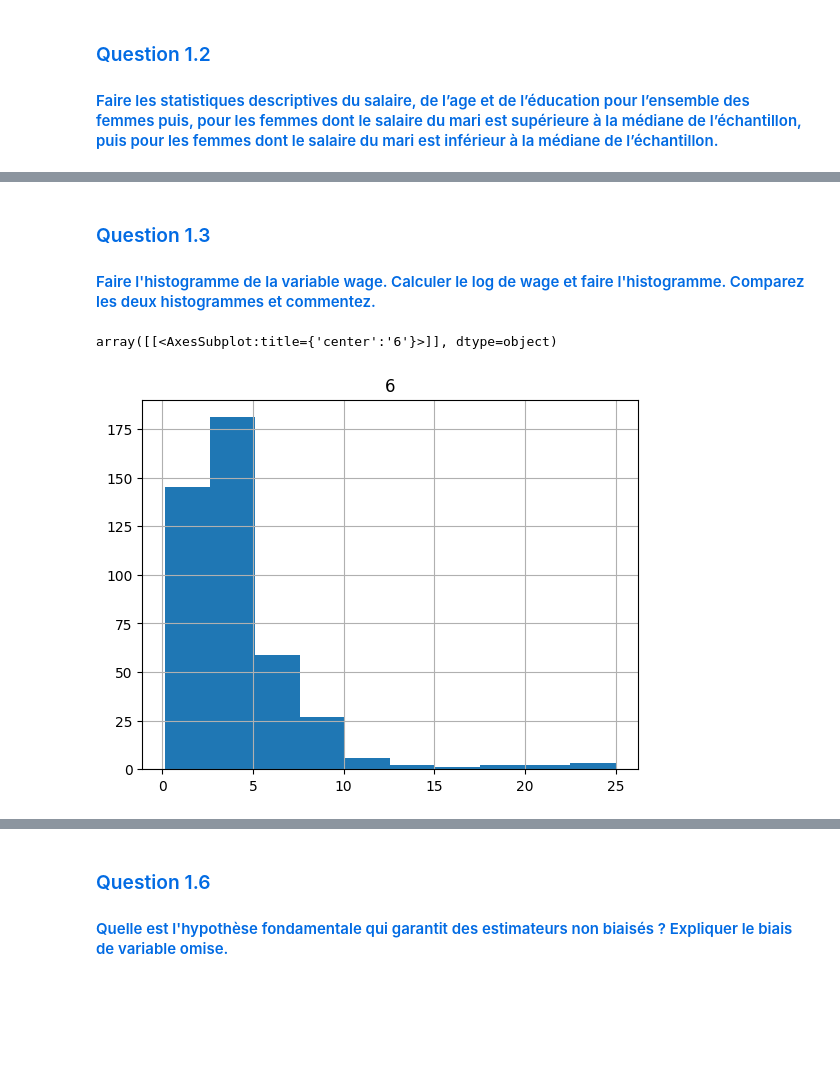
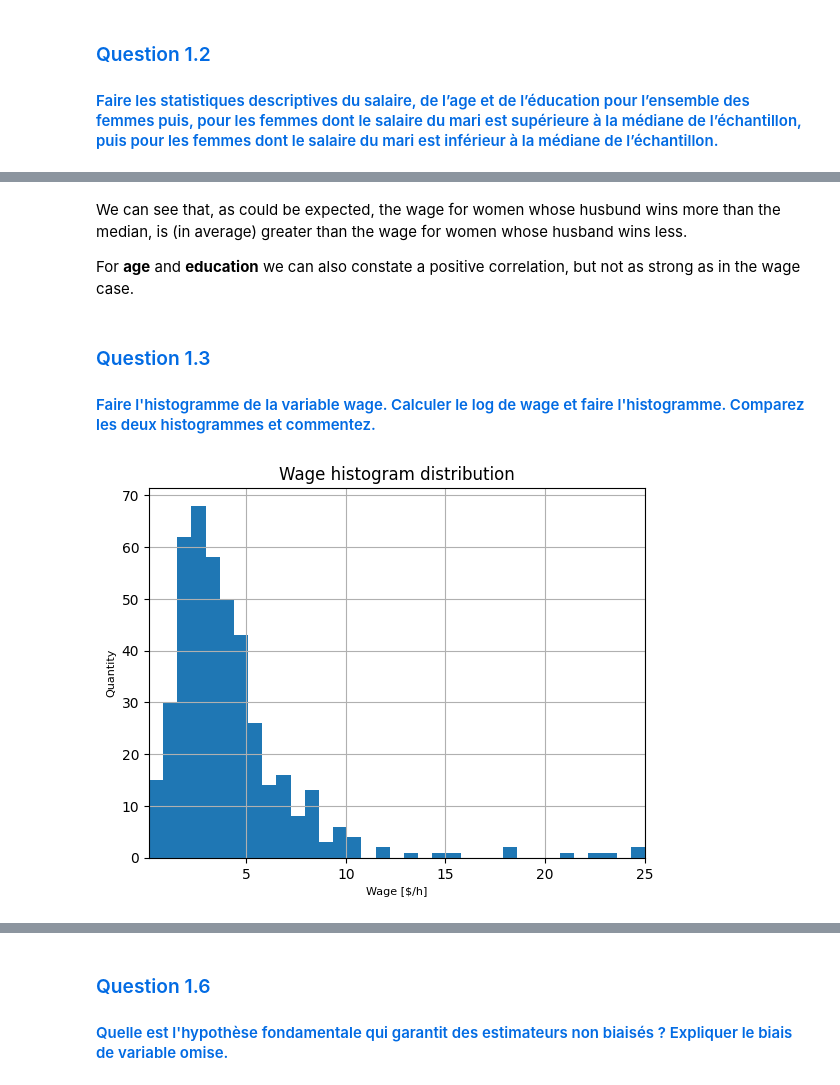
Before and after one commit to mauro7x/MODS202, a Jupyter notebook: Project.ipynb, the cells around one changed output, grey strips where cells are left out. Saved outputs shown, nothing was run; the diff lists cells and outputs as text; code cells hidden in the pictures; blank space fills up the shorter version.

```diff
--- a/Project.ipynb
+++ b/Project.ipynb
@@ -59,5 +59,31 @@ FILEPATH_2 = 'quarterly.xls'
 <h3 style='color: #026be3;'>Question 1.1</h3>
 <h4 style='color: #026be3;'>Lire le fichier mroz.txt. Ne sélectionner que les observations pour lesquelles la variable wage est strictement positive.</h4>
 # %%
-raw_data = pd.read_csv(FILEPATH_1, delim_whitespace=True, header=None)
+df = pd.read_csv(FILEPATH_1, delim_whitespace=True, header=None, names=[
+    "inlf",
+    "hours",
+    "kidslt6",
+    "kidsge6",
+    "age",
+    "educ",
+    "wage",
+    "repwage",
+    "hushrs",
+    "husage",
+    "huseduc",
+    "huswage",
+    "faminc",
+    "mtr",
+    "motheduc",
+    "fatheduc",
+    "unem",
+    "city",
+    "exper",
+    "nwifeinc",
+    "lwage",
+    "expersq"
+])
+df = df.loc[df.wage != '.']
+df.wage = df.wage.astype(float)
+df.huswage = df.huswage.astype(float)
 # %%
@@ -234,9 +242,18 @@ Name: 5, dtype: float64
+# %% [markdown]
+We can see that, as could be expected, the wage for women whose husbund wins more than the median, is (in average) greater than the wage for women whose husband wins less.
+
+For **age** and **education** we can also constate a positive correlation, but not as strong as in the wage case.
 # %% [markdown]
 <h3 style='color: #026be3;'>Question 1.3</h3>
 <h4 style='color: #026be3;'>Faire l'histogramme de la variable wage. Calculer le log de wage et faire l'histogramme. Comparez les deux histogrammes et commentez.</h4>
-# %%
-data.hist(6)
-# %% [output]
-array([[<AxesSubplot:title={'center':'6'}>]], dtype=object)
-[figure, removed]
+# %%
+plt.hist(df.wage, bins='auto')
+plt.title("Wage histogram distribution", fontsize=12)
+plt.xlabel("Wage [$/h]", fontsize=8)
+plt.ylabel("Quantity", fontsize=8)
+plt.xlim(df.wage.min(), df.wage.max())
+plt.grid()
+plt.show()
+# %% [output]
+[figure, added]
 # %%
```
Also changed, not shown: parts of 81 cells of this notebook.
